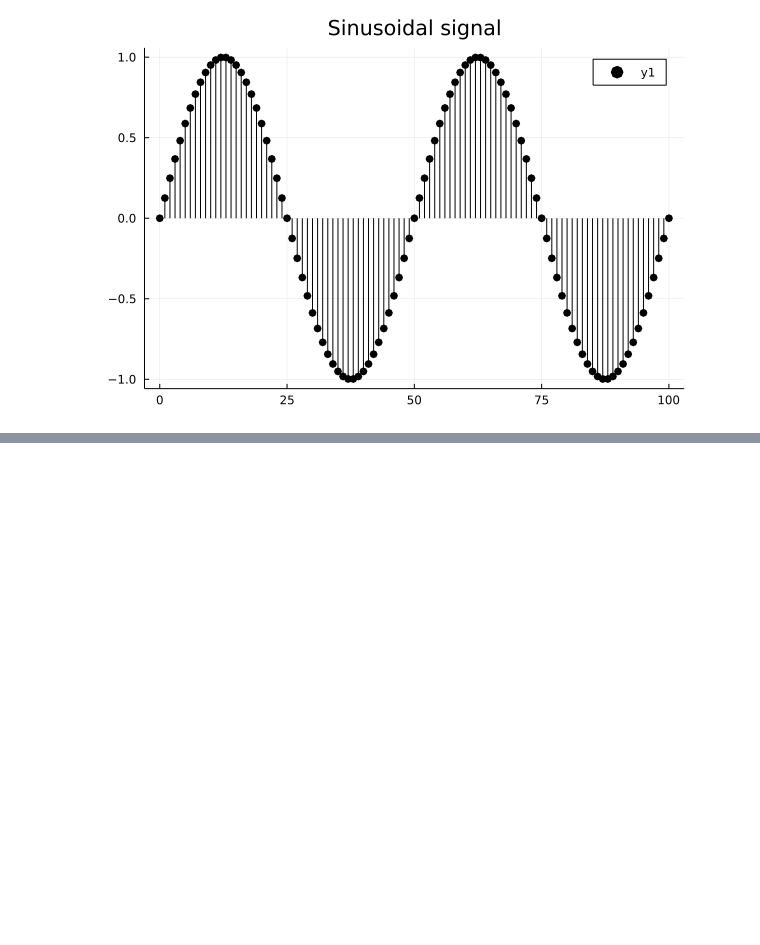
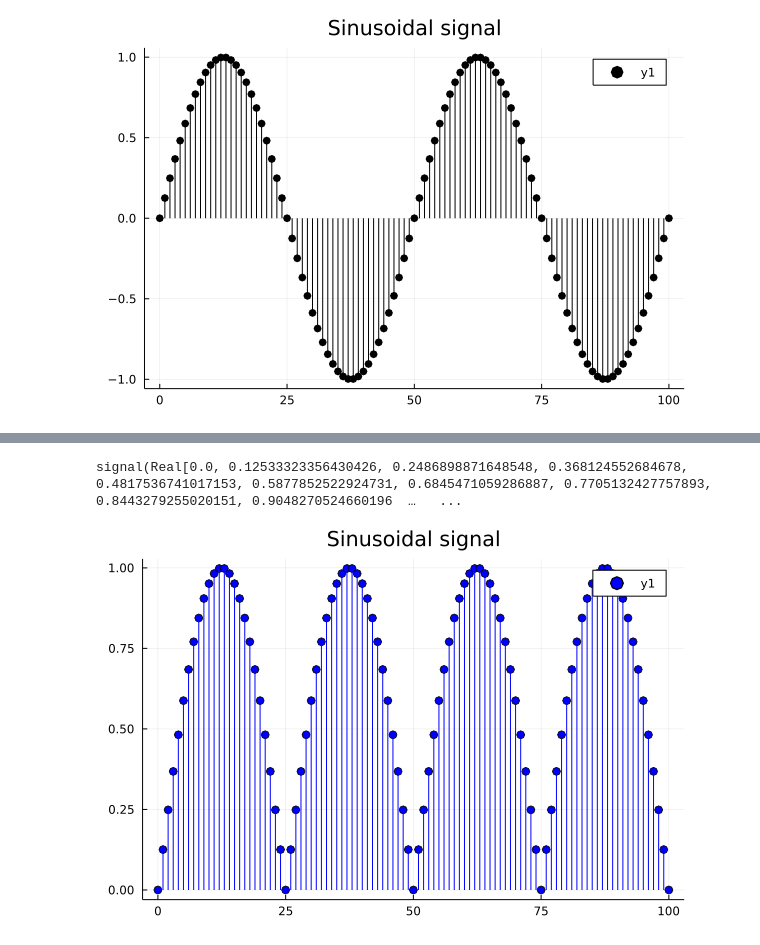
Before and after one commit to gjunqueira-sys/MySignalProcessing.jl, a Jupyter notebook: src/2022-1-8-SignalProcessingPart5.ipynb, the cells around one changed output, grey strips where cells are left out. Saved outputs shown, nothing was run; the diff lists cells and outputs as text; code cells hidden in the pictures; blank space fills up the shorter version.

```diff
--- a/src/2022-1-8-SignalProcessingPart5.ipynb
+++ b/src/2022-1-8-SignalProcessingPart5.ipynb
@@ -40,0 +77,10 @@ plot(s.n, s.A, line=:stem, title="Sinusoidal signal", marker = :o, color = :blac
+# %%
+s3 = s + (-1*s*mask) + (-1*s*mask)
+
+s3 = s + (-2s*mask)
+# %% [output]
+signal(Real[0.0, 0.12533323356430426, 0.2486898871648548, 0.368124552684678, 0.4817536741017153, 0.5877852522924731, 0.6845471059286887, 0.7705132427757893, 0.8443279255020151, 0.9048270524660196  …   ...
+# %%
+plot(s3.n, s3.A, line=:stem, title="Sinusoidal signal", marker = :o, color = :blue)
+# %% [output]
+[figure, added]
```
Also changed, not shown: parts of 8 cells of this notebook.
